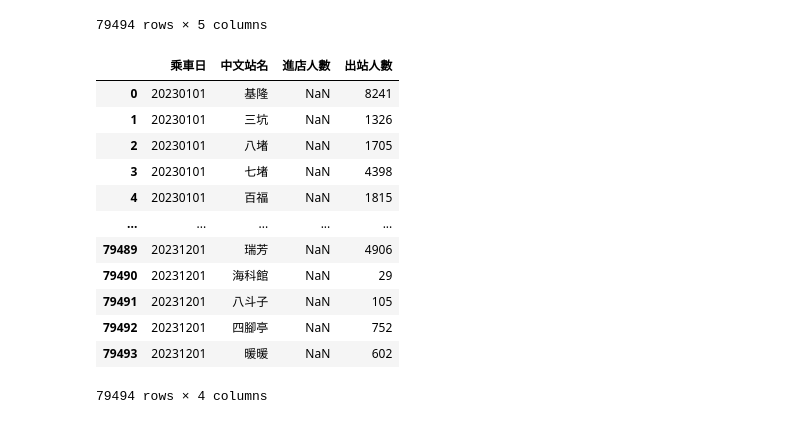
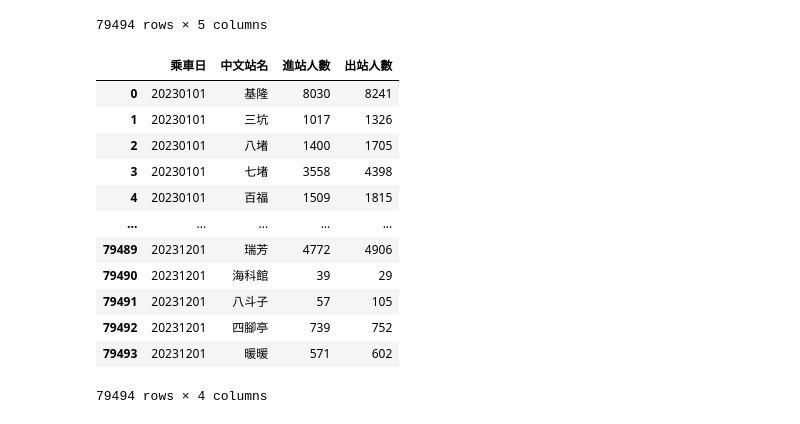
Before and after one commit to dearkelly/_112_python_chihlee_kelly, a Jupyter notebook: lesson16_3.ipynb, the cells around one changed output. Saved outputs shown, nothing was run; the diff lists cells and outputs as text; code cells hidden in the pictures.

```diff
--- a/lesson16_3.ipynb
+++ b/lesson16_3.ipynb
@@ -92,19 +92,19 @@ pd.merge(site_entry_df,site_info_df,how="left",left_on="車站代碼",right_on="
 79494 rows × 5 columns
 # %%
 sites_df = pd.merge(site_entry_df,site_info_df,how="left",left_on="車站代碼",right_on="車站代碼")
-sites_df1 = sites_df.reindex(columns=["乘車日","中文站名","進店人數","出站人數"])
+sites_df1 = sites_df.reindex(columns=["乘車日","中文站名","進站人數","出站人數"])
 sites_df1
 # %% [output]
-|  | 乘車日 | 中文站名 | 進店人數 | 出站人數 |
-| 0 | 20230101 | 基隆 | NaN | 8241 |
-| 1 | 20230101 | 三坑 | NaN | 1326 |
-| 2 | 20230101 | 八堵 | NaN | 1705 |
-| 3 | 20230101 | 七堵 | NaN | 4398 |
-| 4 | 20230101 | 百福 | NaN | 1815 |
+|  | 乘車日 | 中文站名 | 進站人數 | 出站人數 |
+| 0 | 20230101 | 基隆 | 8030 | 8241 |
+| 1 | 20230101 | 三坑 | 1017 | 1326 |
+| 2 | 20230101 | 八堵 | 1400 | 1705 |
+| 3 | 20230101 | 七堵 | 3558 | 4398 |
+| 4 | 20230101 | 百福 | 1509 | 1815 |
 | ... | ... | ... | ... | ... |
-| 79489 | 20231201 | 瑞芳 | NaN | 4906 |
-| 79490 | 20231201 | 海科館 | NaN | 29 |
-| 79491 | 20231201 | 八斗子 | NaN | 105 |
-| 79492 | 20231201 | 四腳亭 | NaN | 752 |
-| 79493 | 20231201 | 暖暖 | NaN | 602 |
+| 79489 | 20231201 | 瑞芳 | 4772 | 4906 |
+| 79490 | 20231201 | 海科館 | 39 | 29 |
+| 79491 | 20231201 | 八斗子 | 57 | 105 |
+| 79492 | 20231201 | 四腳亭 | 739 | 752 |
+| 79493 | 20231201 | 暖暖 | 571 | 602 |
 79494 rows × 4 columns
```
Also changed, not shown: parts of 3 cells of this notebook.
